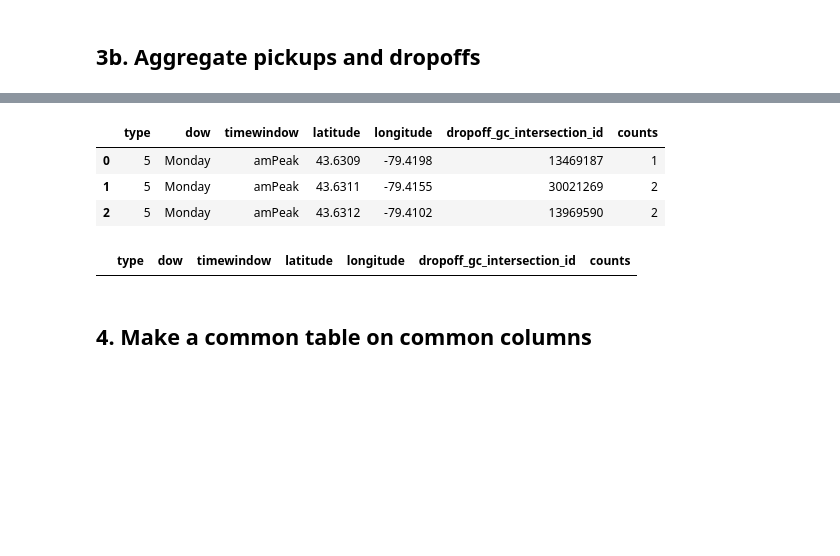
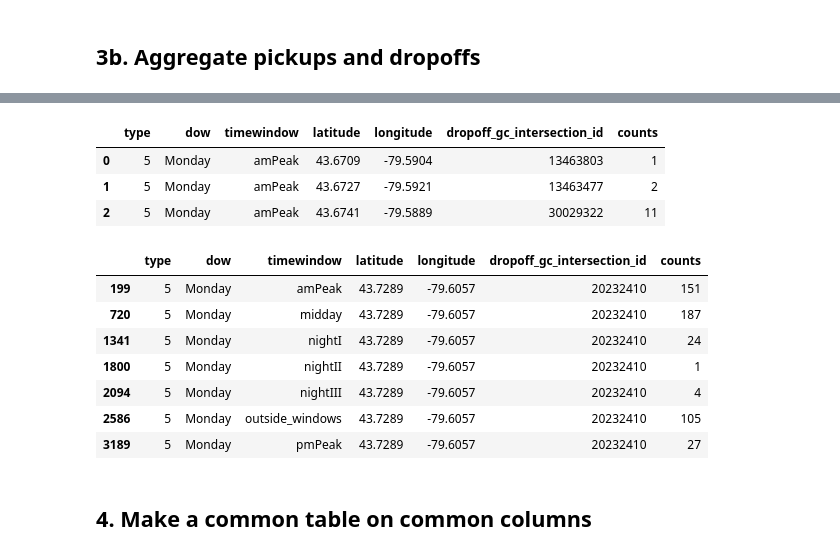
Before and after one commit to CityofToronto/bdit_cot-vfh, a Jupyter notebook: notebooks/create_pudo-geojson-mark-overlap.ipynb, the cells around one changed output, grey strips where cells are left out. Drawn from its saved outputs; the diff is of its cells as text; code cells hidden in the pictures; blank space fills up the shorter version.

```diff
--- a/notebooks/create_pudo-geojson-mark-overlap.ipynb
+++ b/notebooks/create_pudo-geojson-mark-overlap.ipynb
@@ -53,12 +55,12 @@ prop = ['type','counts', 'overlap']
 # %% [markdown]
 # Variables
 # %%
-ward=10
+ward=1
 this_day = "Monday"
-this_tod = "nightIII"
+this_tod = "amPeak"
 # %%
 if ward == 1:
-    test_id1 = 13454935
+    test_id1 = 20232410   # 13454935
     test_id2 = 13453946
 elif ward == 10:
     test_id1 = 13467106 # Adelaide and John
@@ -264,14 +305,21 @@ df_do_agg = df_do.groupby(
 df_do_agg.head(3)
 # %% [output]
 |  | type | dow | timewindow | latitude | longitude | dropoff_gc_intersection_id | counts |
-| 0 | 5 | Monday | amPeak | 43.6309 | -79.4198 | 13469187 | 1 |
-| 1 | 5 | Monday | amPeak | 43.6311 | -79.4155 | 30021269 | 2 |
-| 2 | 5 | Monday | amPeak | 43.6312 | -79.4102 | 13969590 | 2 |
+| 0 | 5 | Monday | amPeak | 43.6709 | -79.5904 | 13463803 | 1 |
+| 1 | 5 | Monday | amPeak | 43.6727 | -79.5921 | 13463477 | 2 |
+| 2 | 5 | Monday | amPeak | 43.6741 | -79.5889 | 30029322 | 11 |
 # %%
-# Check
-df_do_agg.loc[df_do_agg['dropoff_gc_intersection_id']==13454935]
+# Check => ok
+df_do_agg.loc[df_do_agg['dropoff_gc_intersection_id']==test_id1]
 # %% [output]
 |  | type | dow | timewindow | latitude | longitude | dropoff_gc_intersection_id | counts |
+| 199 | 5 | Monday | amPeak | 43.7289 | -79.6057 | 20232410 | 151 |
+| 720 | 5 | Monday | midday | 43.7289 | -79.6057 | 20232410 | 187 |
+| 1341 | 5 | Monday | nightI | 43.7289 | -79.6057 | 20232410 | 24 |
+| 1800 | 5 | Monday | nightII | 43.7289 | -79.6057 | 20232410 | 1 |
+| 2094 | 5 | Monday | nightIII | 43.7289 | -79.6057 | 20232410 | 4 |
+| 2586 | 5 | Monday | outside_windows | 43.7289 | -79.6057 | 20232410 | 105 |
+| 3189 | 5 | Monday | pmPeak | 43.7289 | -79.6057 | 20232410 | 27 |
 # %% [markdown]
 ## 4. Make a common table on common columns
 # %% [markdown]
```
Also changed, not shown: parts of 30 cells of this notebook, 9 other files.
